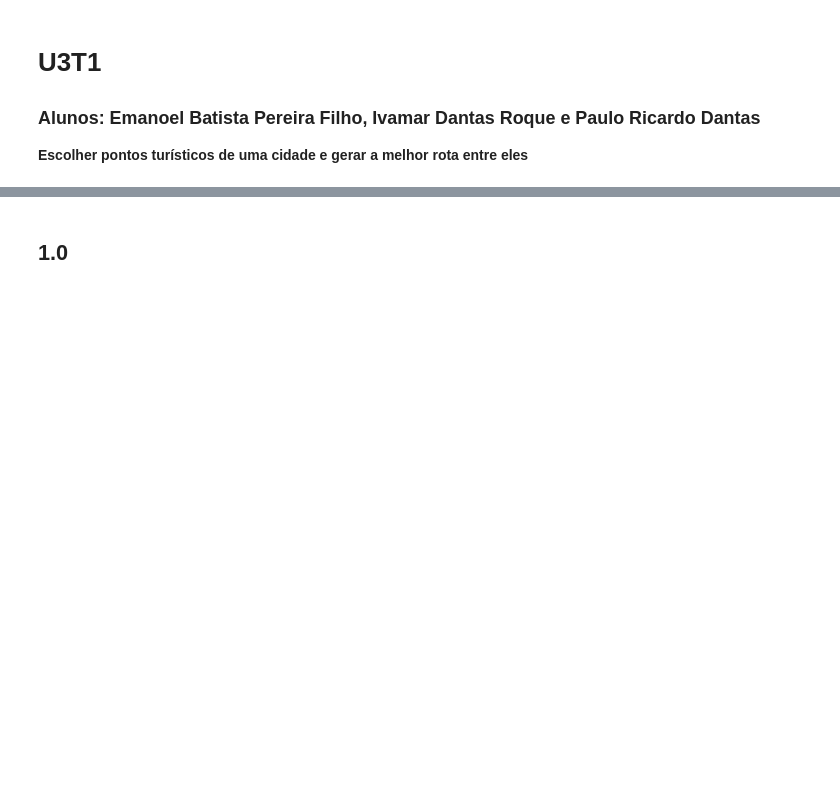
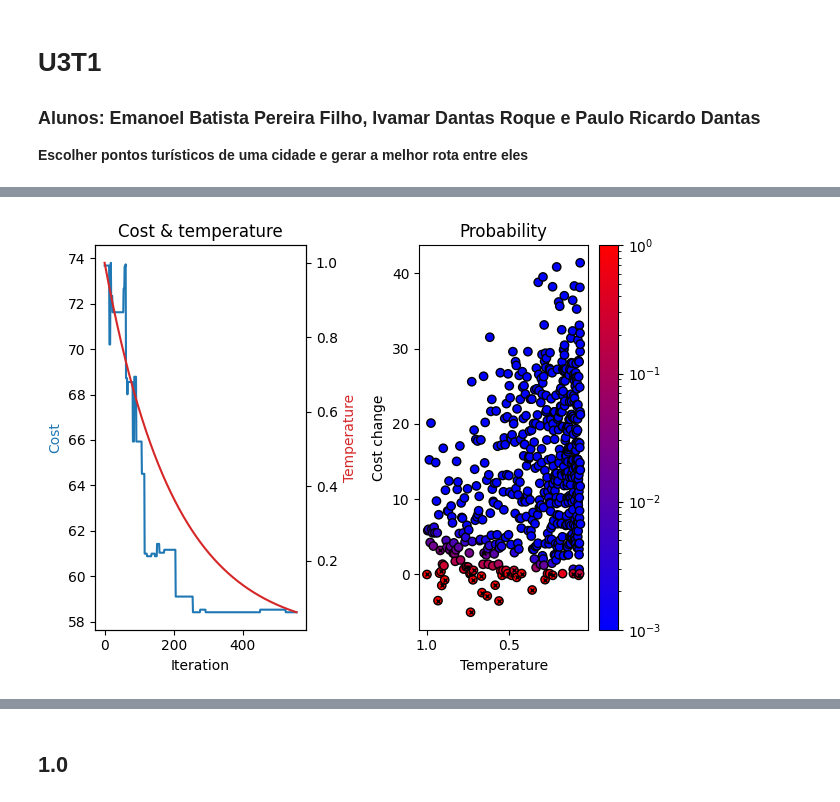
Before and after one commit to rikdantas/Algoritmos-Estruturas-Dados-II, a Jupyter notebook: U3T1/source/U3T1.ipynb, the cells around one changed output, grey strips where cells are left out. Saved outputs shown, nothing was run; the diff lists cells and outputs as text; code cells hidden in the pictures; blank space fills up the shorter version.

Commit message:
Roteiro para o Rio de Janeiro

```diff
--- a/U3T1/source/U3T1.ipynb
+++ b/U3T1/source/U3T1.ipynb
@@ -51,3 +40,21 @@ END_PLACE = "Kerttulinmäki"
+# %%
+PLACES = {
+    "Copacabana Palace": (-22.967154600081095, -43.17895302142972),
+    "Pão de Açúcar": (-22.949110827078847, -43.1544314260103),
+    "Cristo Redentor": (-22.951620238852218, -43.210629067069696),
+    "Museu do Amanhã": (-22.89286439808468, -43.18092599883423),
+    "Maracanã": (-22.911918960450024, -43.2301069838377),
+    "Parque Lage": (-22.958025052092207, -43.21158925922644),
+    "Escadaria Selarón": (-22.91524533910577, -43.179200921195786),
+    "Real Gabinete Português": (-22.905103256171493, -43.182111557380146),
+    "Forte de Copacabana": (-22.985736692386872, -43.18785809360464)
+}
+
+
+USE_SAVED_DISTANCES = True
+
+START_PLACE = "Copacabana Palace"
+END_PLACE = "Copacabana Palace"
 # %%
 m = folium.Map(PLACES[START_PLACE], zoom_start=14, control_scale=True)
 
@@ -68,0 +335,63 @@ display(m)
+# %%
+class Model(SAModel):
+
+    def __init__(self, cost_matrix):
+        self.cost_matrix = cost_matrix
+
+    def cost(self, route):
+        cost = 0
+        for i in range(len(route) - 1):
+            from_index = route[i]
+            to_index = route[i + 1]
+            cost += self.cost_matrix[from_index][to_index]
+        return cost
+
+
+config(log_console=False, use_cache=True, cache_folder='./cache')
+logging.basicConfig(level=logging.INFO)
+
+print("Calculating graph")
+graph = graph_from_place('Rio de Janeiro, Brasil', network_type='drive')
+
+hill_names, coordinates = [], []
+for name, coord in PLACES.items():
+    hill_names.append(name)
+    coordinates.append(coord)
+
+distances_matrix = None
+if USE_SAVED_DISTANCES:
+    print("Loading distances from file")
+    try:
+        distances_matrix = np.loadtxt("content/distances.txt")
+    except OSError:
+        USE_SAVED_DISTANCES = False
+        print("Could not find distances.txt file.")
+
+if not USE_SAVED_DISTANCES:
+    print("Calculating distances between points")
+    distances_matrix = calculate_distance_matrix(graph, coordinates)
+    print("Saving distances to file")
+    np.savetxt("distances.txt", distances_matrix)
+
+optimizer = SARouteOptimizer(model=Model(cost_matrix=distances_matrix),
+                             max_iter=1000,
+                             max_iter_without_improvement=300)
+
+print("Calculating optimal order of hills")
+init_route = create_init_route(hill_names.index(START_PLACE), hill_names.index(END_PLACE), distances_matrix.shape[0])
+start_time = time.time()
+optimal_route, total_distance = optimizer.run(init_route)
+end_time = time.time()
+duration_ms = 1000 * (end_time - start_time)
+print(f"Solution took {duration_ms:0.0f} ms")
+optimizer.plot_solution()
+
+print("Creating optimal path")
+full_path, distances = calculate_full_path(graph, optimal_route, coordinates)
+
+print("Creating map")
+map = create_map(graph, full_path, optimal_route, hill_names, coordinates, distances)
+
+print("Saving map to file")
+map.save('optimal_route.html')
+# %% [output]
@@ -68,0 +405 @@ display(m)
+[figure, added]
```
Also changed, not shown: parts of 8 cells of this notebook.
